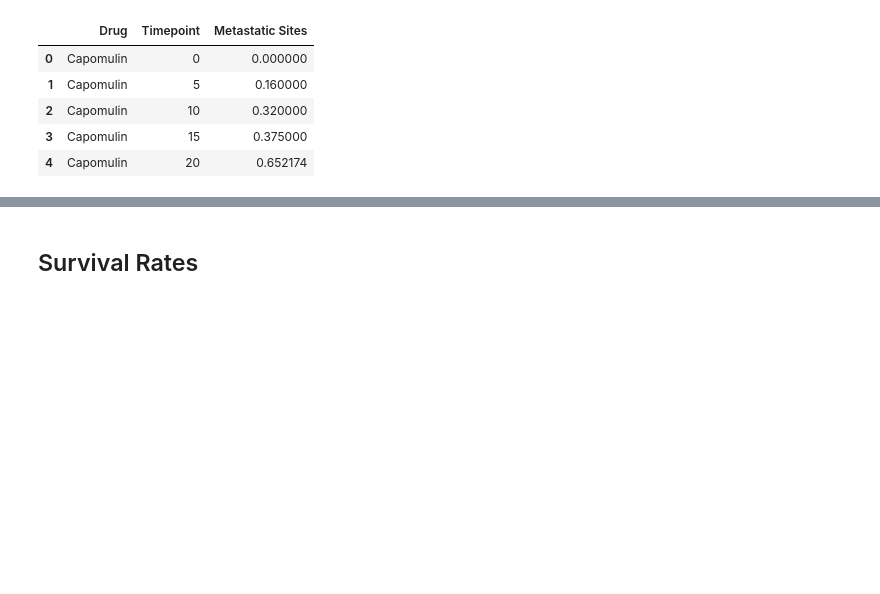
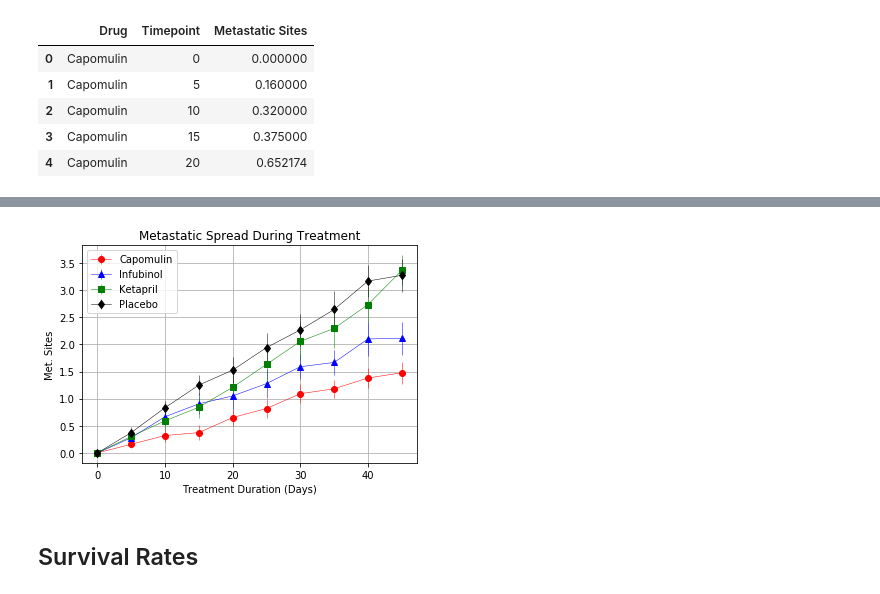
Before and after one commit to EssejTobor/matplotlib-challenge, a Jupyter notebook: Pymaceuticals.ipynb, the cells around one changed output, grey strips where cells are left out. Saved outputs shown, nothing was run; the diff lists cells and outputs as text; code cells hidden in the pictures; blank space fills up the shorter version.

```diff
--- a/Pymaceuticals.ipynb
+++ b/Pymaceuticals.ipynb
@@ -152,7 +148,9 @@ mm_df.head()
 | 4 | Capomulin | 20 | 0.652174 |
 # %%
 # Store the Standard Error associated with Met. Sites Grouped by Drug and Timepoint
-
+mm_SE = df.groupby(["Drug", "Timepoint"]).sem()
 # Convert to DataFrame
-
+mm_SE_df = pd.DataFrame(mm_SE).reset_index()
+mm_SE_df.drop(["Mouse ID", "Tumor Volume (mm3)"], axis= 1, inplace= True)
 # Preview DataFrame
+mm_SE_df.head()
@@ -159,4 +164,5 @@ mm_df.head()
 # %%
 # Minor Data Munging to Re-Format the Data Frames
-
+mm_df_pivot = mm_df.pivot("Timepoint", "Drug", "Metastatic Sites")
 # Preview that Reformatting worked
+mm_df_pivot.head()
@@ -170,0 +177,6 @@ mm_df.head()
+# %%
+# Standard Error: Minor Data Munging to Re-Format the Data Frame
+mm_SE_df_pivot = mm_SE_df.pivot("Timepoint", "Drug", "Metastatic Sites")
+
+# Preview that Reformatting worked
+mm_SE_df_pivot.head()
@@ -171,3 +191,23 @@ mm_df.head()
+# %%
+# Generate the Plot (with Error Bars)
+plt.errorbar(mm_df_pivot.index.values, mm_df_pivot.loc[:,"Capomulin"],
+             yerr = mm_SE_df_pivot.loc[:, "Capomulin"], marker ='o', color='red', label="Capomulin", linewidth=.5)
+plt.errorbar(mm_df_pivot.index.values, mm_df_pivot.loc[:,"Infubinol"],
+             yerr = mm_SE_df_pivot.loc[:, "Infubinol"], marker ='^', color='blue', label="Infubinol", linewidth=.5)
+plt.errorbar(mm_df_pivot.index.values, mm_df_pivot.loc[:,"Ketapril"],
+             yerr = mm_SE_df_pivot.loc[:, "Ketapril"], marker ='s', color='green', label="Ketapril", linewidth=.5)
+plt.errorbar(mm_df_pivot.index.values, mm_df_pivot.loc[:,"Placebo"],
+             yerr = mm_SE_df_pivot.loc[:, "Placebo"], marker ='d', color='black', label="Placebo", linewidth=.5)
+
+plt.title("Metastatic Spread During Treatment")
+plt.xlabel("Treatment Duration (Days)")
+plt.ylabel("Met. Sites")
+plt.grid()
+lgnd = plt.legend()
+# Save the Figure
+plt.savefig("Figures/TMeta_Spread.png")
+# %% [output]
+[figure, added]
 # %% [markdown]
 ## Survival Rates
 # %%
```
Also changed, not shown: parts of 18 cells of this notebook, 4 other files.
